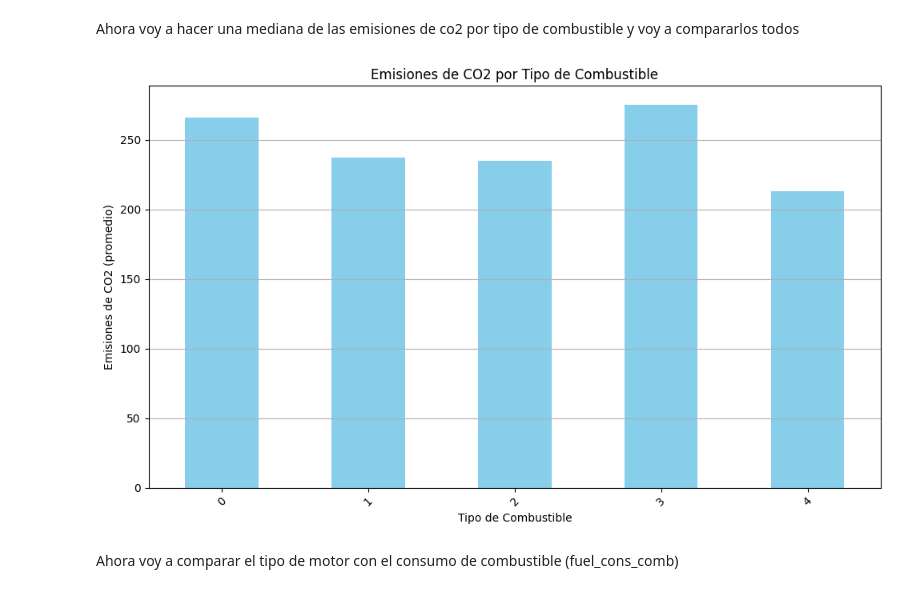
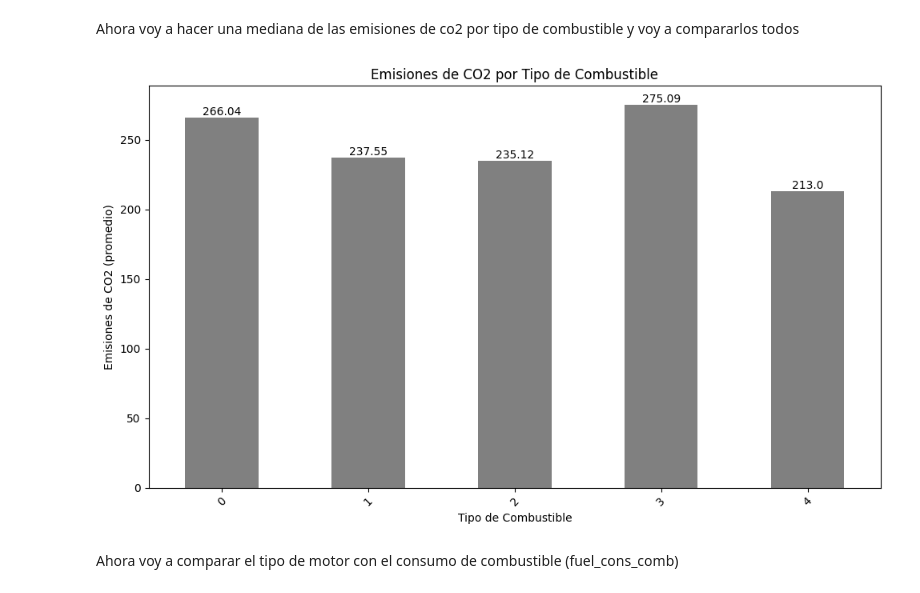
Before and after one commit to ivanortiz1/Trabajo-Final-EDA, a Jupyter notebook: eda.ipynb, the cells around one changed output. Drawn from its saved outputs; the diff is of its cells as text; code cells hidden in the pictures.

```diff
--- a/eda.ipynb
+++ b/eda.ipynb
@@ -406,24 +433,27 @@ Ahora voy a hacer una mediana de las emisiones de co2 por tipo de combustible y
 # %%
 co2_por_combustible = df.groupby('fuel_type')['co2'].mean()
 
 # Crear la gráfica de barras
 plt.figure(figsize=(10, 6))
-co2_por_combustible.plot(kind='bar', color='skyblue')
+co2_por_combustible.plot(kind='bar', color='gray')
 
 # Agregar etiquetas y título
 plt.title('Emisiones de CO2 por Tipo de Combustible')
 plt.xlabel('Tipo de Combustible')
 plt.ylabel('Emisiones de CO2 (promedio)')
 
+# Mostrar el valor exacto de CO2 encima de cada barra
+for i, v in enumerate(co2_por_combustible):
+    plt.text(i, v, str(round(v, 2)), ha='center', va='bottom')
+
 # Rotar las etiquetas del eje x para mejor visualización
 plt.xticks(rotation=45)
 
 # Mostrar la gráfica
-plt.grid(axis='y')
 plt.tight_layout()
 plt.show()
 # %% [output]
-[figure, old version]
+[figure, new version]
 # %% [markdown]
 Ahora voy a comparar el tipo de motor con el consumo de combustible (fuel_cons_comb)
 # %%
```
Also changed, not shown: parts of 17 cells of this notebook.
